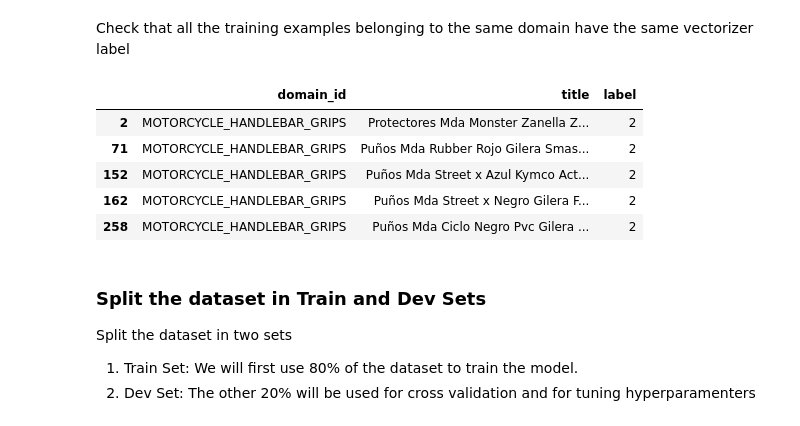
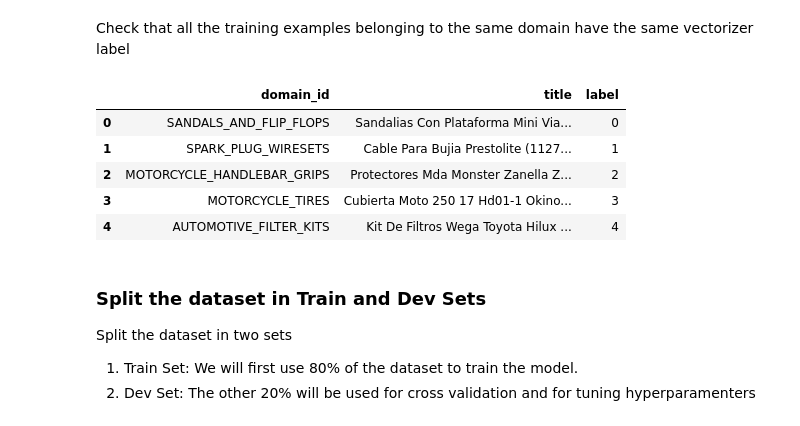
Before and after one commit to agustin-sarasua/workshop-categorization, a Jupyter notebook: Workshop_Step1.ipynb, the cells around one changed output. Cells and saved outputs as stored; diff of their text form; code cells hidden in the pictures.

```diff
--- a/Workshop_Step1.ipynb
+++ b/Workshop_Step1.ipynb
@@ -238,14 +237,30 @@ df['label'] = df['domain_id'].factorize()[0]
+# %%
+'''This function append a new column called "label" with an integer that uniquely identify that domain_id.
+See https://pandas.pydata.org/pandas-docs/stable/reference/api/pandas.factorize.html'''
+def vectorize_labels(df):
+  df['label'] = df['domain_id'].factorize()[0]
+
+
+'''This builds the labels vocabulary. It shoud return a dictionary with the following format:
+{..., 1: "TABLETS", 2: "CELLPHONES", ...}'''
+def build_idx_to_label(df):
+  idx_to_label = {idx:domain_id for domain_id, idx in df.groupby(['domain_id', 'label']).groups.keys()}
+  return idx_to_label
 # %% [markdown]
 Check that all the training examples belonging to the same domain have the same vectorizer label
-# %%
-df[df['label']==2].head()
-# %% [output]
-|  | domain_id | title | label |
-| 2 | MOTORCYCLE_HANDLEBAR_GRIPS | Protectores Mda Monster Zanella Z... | 2 |
-| 71 | MOTORCYCLE_HANDLEBAR_GRIPS | Puños Mda Rubber Rojo Gilera Smas... | 2 |
-| 152 | MOTORCYCLE_HANDLEBAR_GRIPS | Puños Mda Street x Azul Kymco Act... | 2 |
-| 162 | MOTORCYCLE_HANDLEBAR_GRIPS | Puños Mda Street x Negro Gilera F... | 2 |
-| 258 | MOTORCYCLE_HANDLEBAR_GRIPS | Puños Mda Ciclo Negro Pvc Gilera ... | 2 |
+# %%
+vectorize_labels(df)
+idx_to_label = build_idx_to_label(df)
+
+assert df[df['label']==3].reset_index().iloc[0]['domain_id'] == idx_to_label[3]
+df.head()
+# %% [output]
+|  | domain_id | title | label |
+| 0 | SANDALS_AND_FLIP_FLOPS | Sandalias Con Plataforma Mini Via... | 0 |
+| 1 | SPARK_PLUG_WIRESETS | Cable Para Bujia Prestolite (1127... | 1 |
+| 2 | MOTORCYCLE_HANDLEBAR_GRIPS | Protectores Mda Monster Zanella Z... | 2 |
+| 3 | MOTORCYCLE_TIRES | Cubierta Moto 250 17 Hd01-1 Okino... | 3 |
+| 4 | AUTOMOTIVE_FILTER_KITS | Kit De Filtros Wega Toyota Hilux ... | 4 |
 # %% [markdown]
 ### Split the dataset in Train and Dev Sets
 
```
Also changed, not shown: parts of 10 cells of this notebook.
